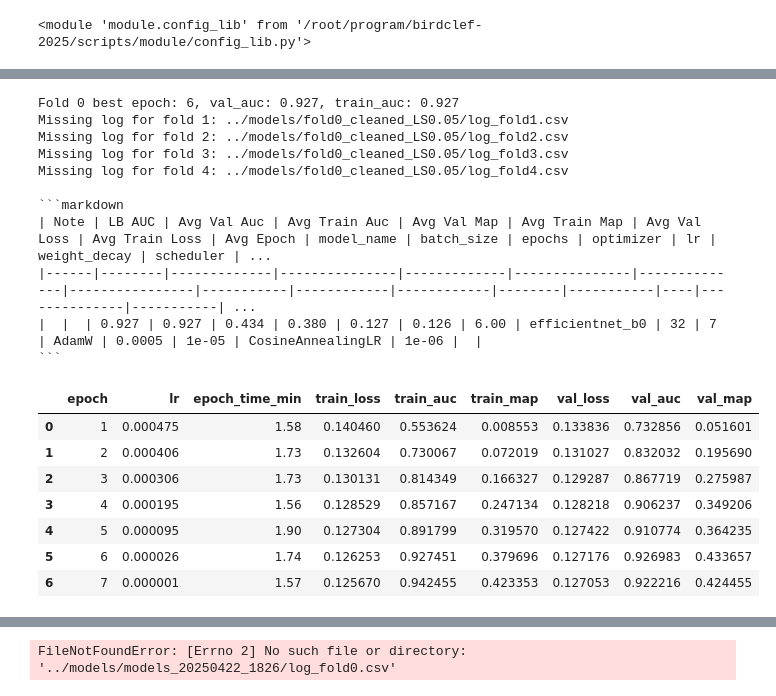
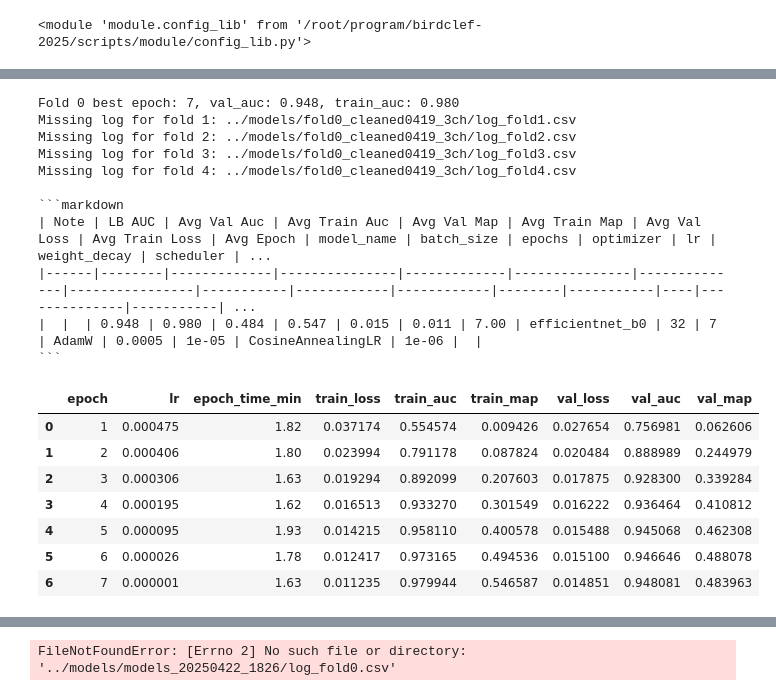
Before and after one commit to junya737/birdclef-2025, a Jupyter notebook: scripts/training.ipynb, the cells around one changed output, grey strips where cells are left out. Drawn from its saved outputs; the diff is of its cells as text; code cells hidden in the pictures.

````diff
--- a/scripts/training.ipynb
+++ b/scripts/training.ipynb
@@ -117,15 +117,20 @@ class CFG:
             self.T_max = self.epochs
             self.full_train = False
             self.is_RareFull = False # レア種は全部train foldにする
-            self.aug_prob = 0.0 # spec augmentの確率
+            self.aug_prob = 0.5 # spec augmentの確率
+
+            # mixupの設定
+            self.use_mixup = False
+            self.mixup_alpha = 0.4
+            self.mixup_prob = 0.5
 
 
             ## 現状使ってない．
-            self.mixup_alpha_real = 0.5
-            self.mixup_alpha_pseudo = 0.5
+            # self.mixup_alpha_real = 0.5
+            # self.mixup_alpha_pseudo = 0.5
             self.use_pseudo_mixup = False  # pseudo lableでmixupするかどうか
-            self.pseudo_mix_prob = 0.4  # mixupでpseudo lableを使う確率
-            self.pseudo_conf_threshold = 0.5
+            # self.pseudo_mix_prob = 0.4  # mixupでpseudo lableを使う確率
+            # self.pseudo_conf_threshold = 0.5
 
             ###
 
@@ -137,4 +142,4 @@ class CFG:
                 self.selected_folds = [0]
                 self.batch_size = 4
 # %%
-cfg = CFG(mode="train", kaggle_notebook=False, debug=False)
+cfg = CFG(mode="train", kaggle_notebook=False, debug=True)
@@ -580,6 +603,6 @@ KeyboardInterrupt:
 # %%
 import os
-model_dir_name = "fold0_cleaned_LS0.05"
+model_dir_name = "fold0_cleaned0419_3ch"
 model_dir = os.path.join(cfg.models_dir, model_dir_name)
 
 # スコア格納辞書（foldごとの記録）
@@ -621,44 +644,44 @@ for key, values in score_lists.items():
 # config.csv 読み込み
 config_path = os.path.join(model_dir, "config.csv")
 config_df = pd.read_csv(config_path)
 
 important_keys = [
     'model_name','batch_size', 'epochs',
     'optimizer', 'lr', 'weight_decay', 'scheduler', 'min_lr', "tta",
 ]
 
 # config情報の統合
 config_dict = {"Note": "", "LB AUC": "", **score_means }
 for key in important_keys:
     value = config_df.loc[config_df['key'] == key, 'value'].values
     config_dict[key] = value[0] if len(value) > 0 else ""
 
 # Markdown出力
 all_keys = list(config_dict.keys())
 print("\n```markdown")
 print("| " + " | ".join(all_keys) + " |")
 print("|" + "|".join(["-" * (len(k)+2) for k in all_keys]) + "|")
 print("| " + " | ".join(str(config_dict[k]) for k in all_keys) + " |")
 print("```")
 df
 # %% [output]
-Fold 0 best epoch: 6, val_auc: 0.927, train_auc: 0.927
-Missing log for fold 1: ../models/fold0_cleaned_LS0.05/log_fold1.csv
-Missing log for fold 2: ../models/fold0_cleaned_LS0.05/log_fold2.csv
-Missing log for fold 3: ../models/fold0_cleaned_LS0.05/log_fold3.csv
-Missing log for fold 4: ../models/fold0_cleaned_LS0.05/log_fold4.csv
+Fold 0 best epoch: 7, val_auc: 0.948, train_auc: 0.980
+Missing log for fold 1: ../models/fold0_cleaned0419_3ch/log_fold1.csv
+Missing log for fold 2: ../models/fold0_cleaned0419_3ch/log_fold2.csv
+Missing log for fold 3: ../models/fold0_cleaned0419_3ch/log_fold3.csv
+Missing log for fold 4: ../models/fold0_cleaned0419_3ch/log_fold4.csv
 
 ```markdown
 | Note | LB AUC | Avg Val Auc | Avg Train Auc | Avg Val Map | Avg Train Map | Avg Val Loss | Avg Train Loss | Avg Epoch | model_name | batch_size | epochs | optimizer | lr | weight_decay | scheduler | ...
 |------|--------|-------------|---------------|-------------|---------------|--------------|----------------|-----------|------------|------------|--------|-----------|----|--------------|-----------| ...
-|  |  | 0.927 | 0.927 | 0.434 | 0.380 | 0.127 | 0.126 | 6.00 | efficientnet_b0 | 32 | 7 | AdamW | 0.0005 | 1e-05 | CosineAnnealingLR | 1e-06 |  |
+|  |  | 0.948 | 0.980 | 0.484 | 0.547 | 0.015 | 0.011 | 7.00 | efficientnet_b0 | 32 | 7 | AdamW | 0.0005 | 1e-05 | CosineAnnealingLR | 1e-06 |  |
 ```
 |  | epoch | lr | epoch_time_min | train_loss | train_auc | train_map | val_loss | val_auc | val_map |
-| 0 | 1 | 0.000475 | 1.58 | 0.140460 | 0.553624 | 0.008553 | 0.133836 | 0.732856 | 0.051601 |
-| 1 | 2 | 0.000406 | 1.73 | 0.132604 | 0.730067 | 0.072019 | 0.131027 | 0.832032 | 0.195690 |
-| 2 | 3 | 0.000306 | 1.73 | 0.130131 | 0.814349 | 0.166327 | 0.129287 | 0.867719 | 0.275987 |
-| 3 | 4 | 0.000195 | 1.56 | 0.128529 | 0.857167 | 0.247134 | 0.128218 | 0.906237 | 0.349206 |
-| 4 | 5 | 0.000095 | 1.90 | 0.127304 | 0.891799 | 0.319570 | 0.127422 | 0.910774 | 0.364235 |
-| 5 | 6 | 0.000026 | 1.74 | 0.126253 | 0.927451 | 0.379696 | 0.127176 | 0.926983 | 0.433657 |
-| 6 | 7 | 0.000001 | 1.57 | 0.125670 | 0.942455 | 0.423353 | 0.127053 | 0.922216 | 0.424455 |
+| 0 | 1 | 0.000475 | 1.82 | 0.037174 | 0.554574 | 0.009426 | 0.027654 | 0.756981 | 0.062606 |
+| 1 | 2 | 0.000406 | 1.80 | 0.023994 | 0.791178 | 0.087824 | 0.020484 | 0.888989 | 0.244979 |
+| 2 | 3 | 0.000306 | 1.63 | 0.019294 | 0.892099 | 0.207603 | 0.017875 | 0.928300 | 0.339284 |
+| 3 | 4 | 0.000195 | 1.62 | 0.016513 | 0.933270 | 0.301549 | 0.016222 | 0.936464 | 0.410812 |
+| 4 | 5 | 0.000095 | 1.93 | 0.014215 | 0.958110 | 0.400578 | 0.015488 | 0.945068 | 0.462308 |
+| 5 | 6 | 0.000026 | 1.78 | 0.012417 | 0.973165 | 0.494536 | 0.015100 | 0.946646 | 0.488078 |
+| 6 | 7 | 0.000001 | 1.63 | 0.011235 | 0.979944 | 0.546587 | 0.014851 | 0.948081 | 0.483963 |
 # %%
````
Also changed, not shown: parts of 5 cells of this notebook.
